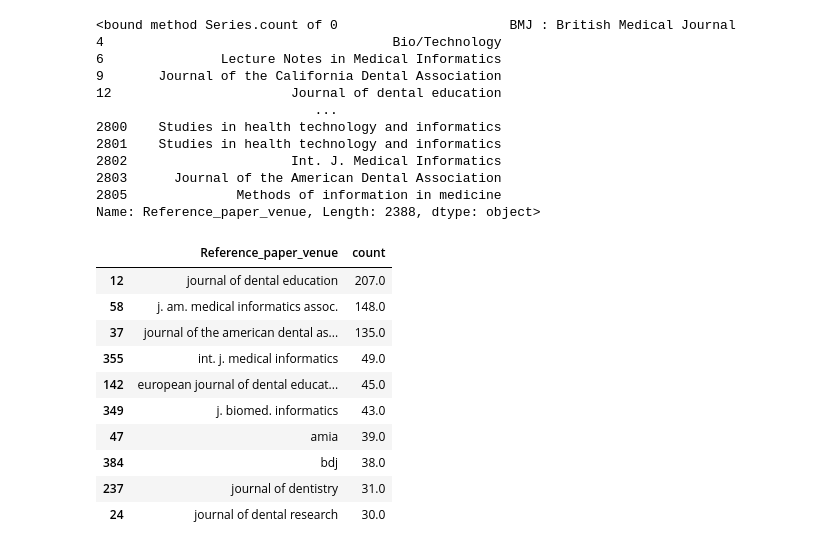
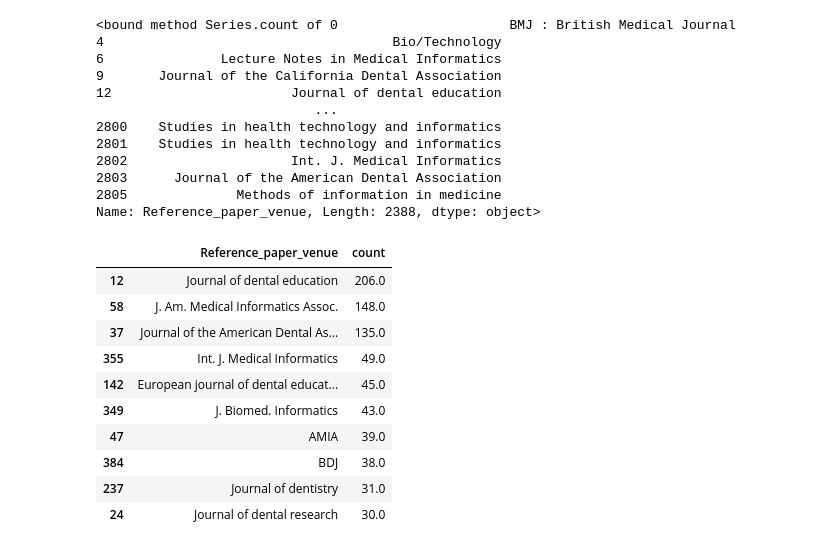
Before and after one commit to maddisurekha1234/Dental_Informatics_Project, a Jupyter notebook: Article_References_Analysis.ipynb, the cells around one changed output. Cells and saved outputs as stored; diff of their text form; code cells hidden in the pictures.

```diff
--- a/Article_References_Analysis.ipynb
+++ b/Article_References_Analysis.ipynb
@@ -142,33 +142,34 @@ df_Ref_venus.count
 Name: Reference_paper_venue, Length: 2388, dtype: object>
 # %%
 df = pd.read_csv("reference_articles.csv",encoding = "ISO-8859-1")
-df['Reference_paper_venue'] = df['Reference_paper_venue'].str.lower()
+# df['Reference_paper_venue'] = df['Reference_paper_venue'].str.lower()
+df['Reference_paper_venue'] = df['Reference_paper_venue']
 df['count'] = df.groupby('Reference_paper_venue')['Reference_paper_venue'].transform('count')
 df.drop_duplicates('Reference_paper_venue', inplace=True)
 df.nlargest(5, ['count'])[["Reference_paper_venue","count"]]
 df1 = df.sort_values('count',ascending=False)
 df1["Rank"] = df1["count"].rank(ascending=False)
 df1 = df1.dropna(subset=['Rank'])
 header = ["Reference_paper_venue", "Rank"]
 df1.to_csv('Reference_paper_venue.csv', columns = header)
 plotgraph = pd.read_csv("Reference_paper_venue.csv")
 plotgraph = df.nlargest(10, ['count'])[["Reference_paper_venue","count"]]
 rank=pd.read_csv("Reference_paper_venue.csv")
 top10rank = rank.head(10)
 # plotgraph['Rank'] = top10rank['Rank'].values
 plotgraph
 # %% [output]
 |  | Reference_paper_venue | count |
-| 12 | journal of dental education | 207.0 |
-| 58 | j. am. medical informatics assoc. | 148.0 |
-| 37 | journal of the american dental as... | 135.0 |
-| 355 | int. j. medical informatics | 49.0 |
-| 142 | european journal of dental educat... | 45.0 |
-| 349 | j. biomed. informatics | 43.0 |
-| 47 | amia | 39.0 |
-| 384 | bdj | 38.0 |
-| 237 | journal of dentistry | 31.0 |
-| 24 | journal of dental research | 30.0 |
+| 12 | Journal of dental education | 206.0 |
+| 58 | J. Am. Medical Informatics Assoc. | 148.0 |
+| 37 | Journal of the American Dental As... | 135.0 |
+| 355 | Int. J. Medical Informatics | 49.0 |
+| 142 | European journal of dental educat... | 45.0 |
+| 349 | J. Biomed. Informatics | 43.0 |
+| 47 | AMIA | 39.0 |
+| 384 | BDJ | 38.0 |
+| 237 | Journal of dentistry | 31.0 |
+| 24 | Journal of dental research | 30.0 |
 # %%
 #Plotting a graph for top 10 authors with the maximum number of articles published.
 import pandas as pd
```
Also changed, not shown: parts of 2 cells of this notebook.
